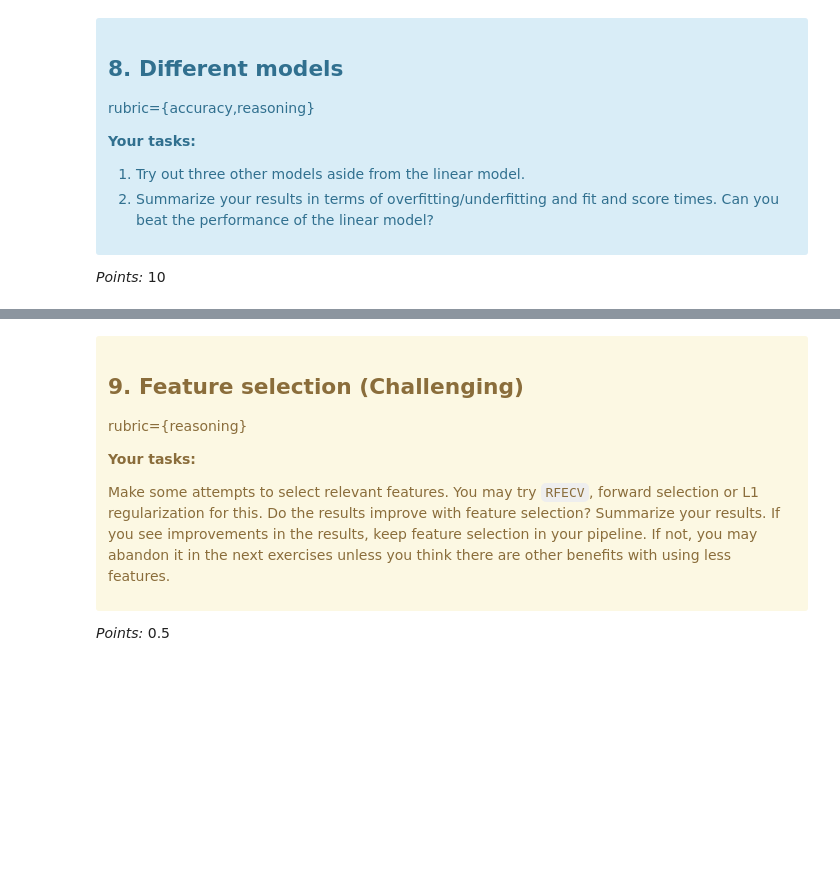
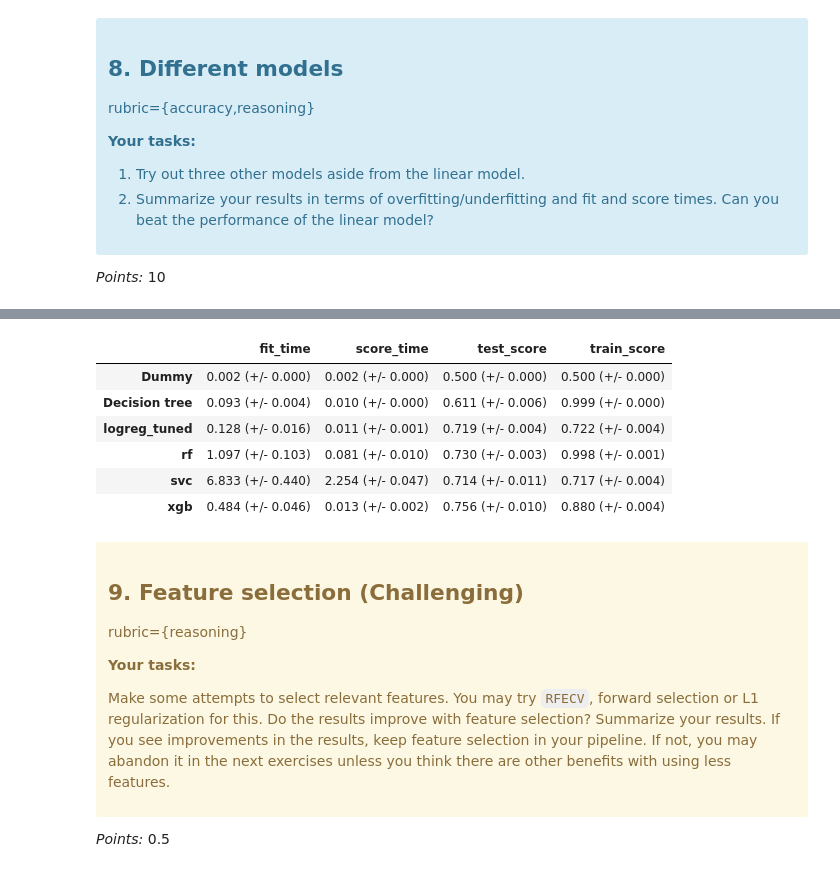
Before and after one commit to UBC-MDS/DSCI_573_lab4_PENG_GAOXIANG, a Jupyter notebook: lab4.ipynb, the cells around one changed output, grey strips where cells are left out. Saved outputs shown, nothing was run; the diff lists cells and outputs as text; code cells hidden in the pictures; blank space fills up the shorter version.

```diff
--- a/lab4.ipynb
+++ b/lab4.ipynb
@@ -509,0 +493,6 @@ pd.concat(cross_val_results, axis=1)
+# %%
+results["logreg_tuned"] = mean_std_cross_val_scores(
+    random_search.best_estimator_, X_train, y_train, return_train_score=True, scoring=scoring_metric
+
+)
+pd.DataFrame(results).T
@@ -530,0 +523,9 @@ _Type your answer here, replacing this text._
+# %%
+# random forest
+pipe_rf = make_pipeline(
+    preprocessor, RandomForestClassifier( random_state=123)
+)
+results["rf"] = mean_std_cross_val_scores(
+    pipe_rf, X_train, y_train, return_train_score=True, scoring=scoring_metric
+
+)
@@ -530,0 +538,9 @@ _Type your answer here, replacing this text._
+# %%
+# svm
+pipe_svc = make_pipeline(
+    preprocessor,SVC()
+)
+results["svc"] = mean_std_cross_val_scores(
+    pipe_svc, X_train, y_train, return_train_score=True, scoring=scoring_metric
+
+)
@@ -531,3 +554,24 @@ _Type your answer here, replacing this text._
+# %%
+#XGB
+pipe_xgb = make_pipeline(
+    preprocessor,
+    XGBClassifier(
+        random_state=123, verbosity=0
+    ),
+)
+results["xgb"] = mean_std_cross_val_scores(
+    pipe_xgb, X_train, y_train, return_train_score=True, scoring=scoring_metric
+
+)
+pd.DataFrame(results).T
+# %% [output]
+|  | fit_time | score_time | test_score | train_score |
+| Dummy | 0.002 (+/- 0.000) | 0.002 (+/- 0.000) | 0.500 (+/- 0.000) | 0.500 (+/- 0.000) |
+| Decision tree | 0.093 (+/- 0.004) | 0.010 (+/- 0.000) | 0.611 (+/- 0.006) | 0.999 (+/- 0.000) |
+| logreg_tuned | 0.128 (+/- 0.016) | 0.011 (+/- 0.001) | 0.719 (+/- 0.004) | 0.722 (+/- 0.004) |
+| rf | 1.097 (+/- 0.103) | 0.081 (+/- 0.010) | 0.730 (+/- 0.003) | 0.998 (+/- 0.001) |
+| svc | 6.833 (+/- 0.440) | 2.254 (+/- 0.047) | 0.714 (+/- 0.011) | 0.717 (+/- 0.004) |
+| xgb | 0.484 (+/- 0.046) | 0.013 (+/- 0.002) | 0.756 (+/- 0.010) | 0.880 (+/- 0.004) |
 # %% [markdown]
 <!-- END QUESTION -->
 
```
Also changed, not shown: parts of 10 cells of this notebook.
